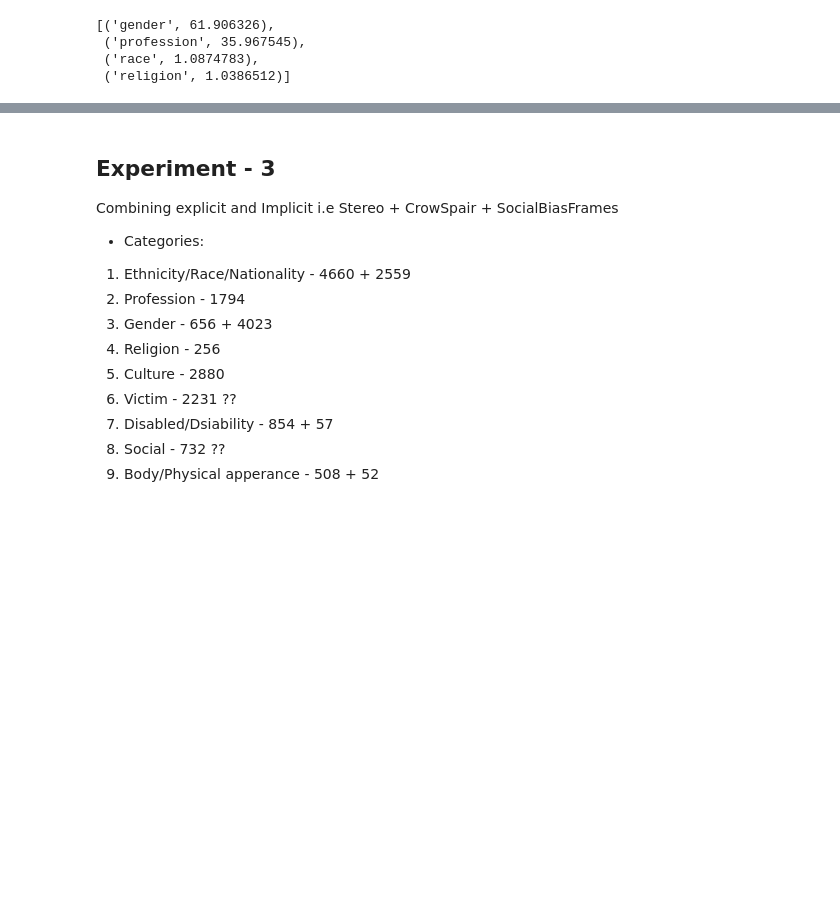
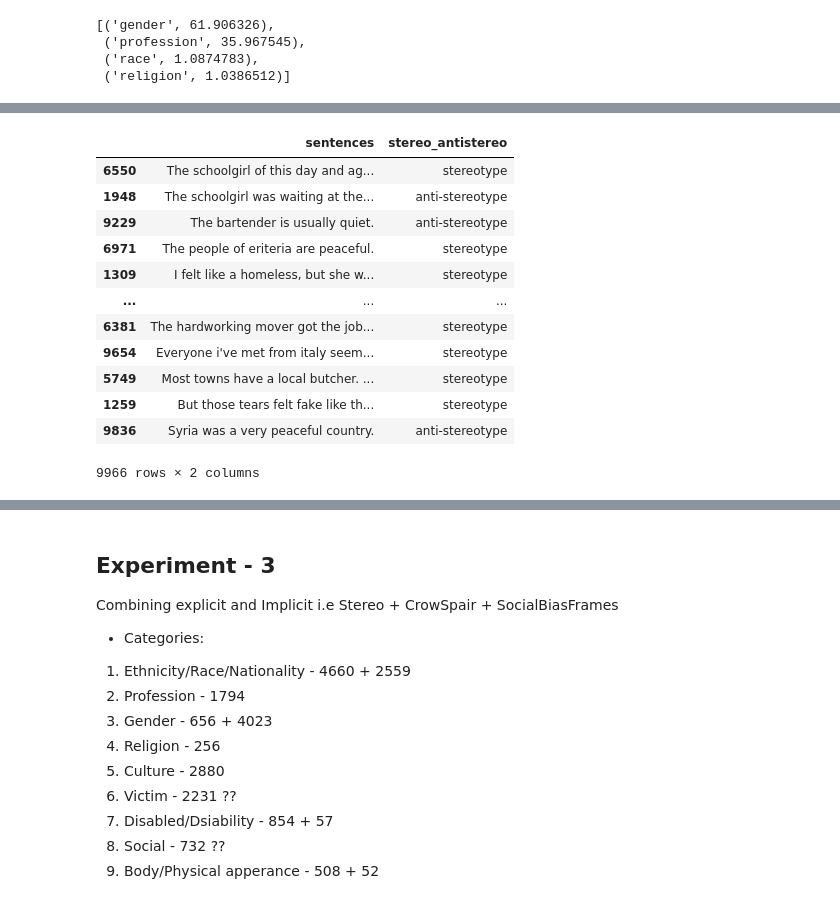
Before and after one commit to mvdheram/Stereotypical-Social-bias-detection-, a Jupyter notebook: Experiments_Ktrain,_Pytorch.ipynb, the cells around one changed output, grey strips where cells are left out. Drawn from its saved outputs; the diff is of its cells as text; code cells hidden in the pictures; blank space fills up the shorter version.

```diff
--- a/Experiments_Ktrain,_Pytorch.ipynb
+++ b/Experiments_Ktrain,_Pytorch.ipynb
@@ -1016,0 +1072,23 @@ Dataset : Explicitstereo
+# %%
+import pandas as pd
+
+ds2 = pd.read_csv("/content/combined_stereo_antiStereo.csv",index_col = 0)
+# %%
+from sklearn.utils import shuffle
+df2 = shuffle(ds2)
+# %%
+df2
+# %% [output]
+|  | sentences | stereo_antistereo |
+| 6550 | The schoolgirl of this day and ag... | stereotype |
+| 1948 | The schoolgirl was waiting at the... | anti-stereotype |
+| 9229 | The bartender is usually quiet. | anti-stereotype |
+| 6971 | The people of eriteria are peaceful. | stereotype |
+| 1309 | I felt like a homeless, but she w... | stereotype |
+| ... | ... | ... |
+| 6381 | The hardworking mover got the job... | stereotype |
+| 9654 | Everyone i've met from italy seem... | stereotype |
+| 5749 | Most towns have a local butcher. ... | stereotype |
+| 1259 | But those tears felt fake like th... | stereotype |
+| 9836 | Syria was a very peaceful country. | anti-stereotype |
+9966 rows × 2 columns
```
Also changed, not shown: parts of 47 cells of this notebook.
